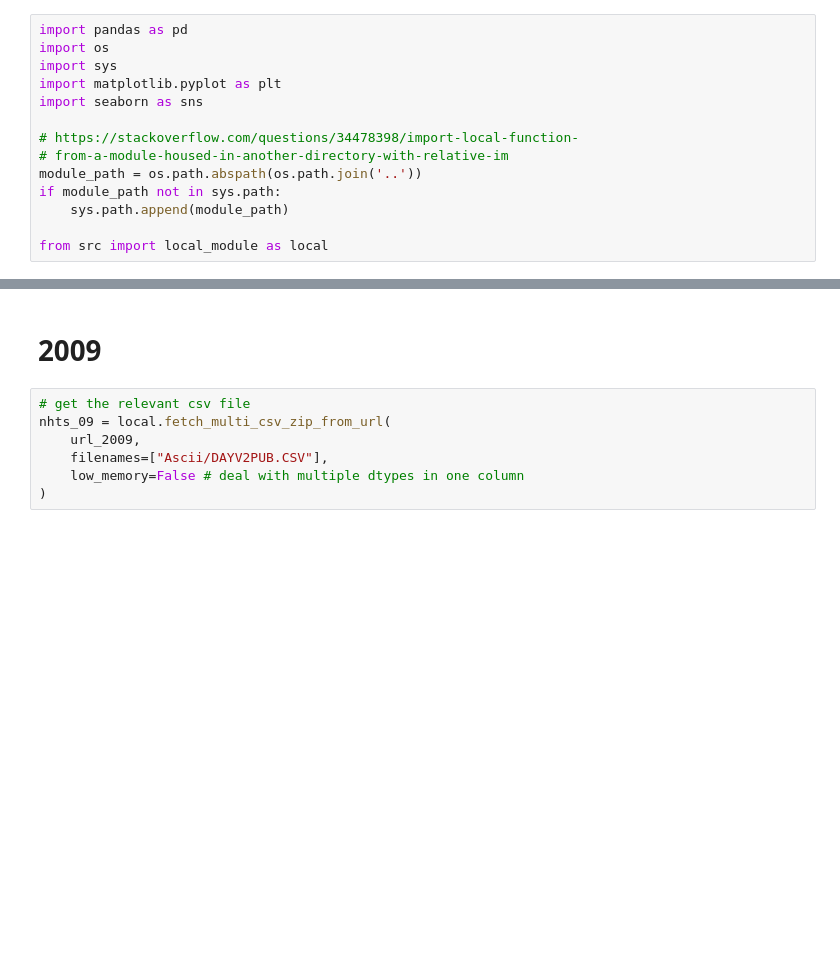
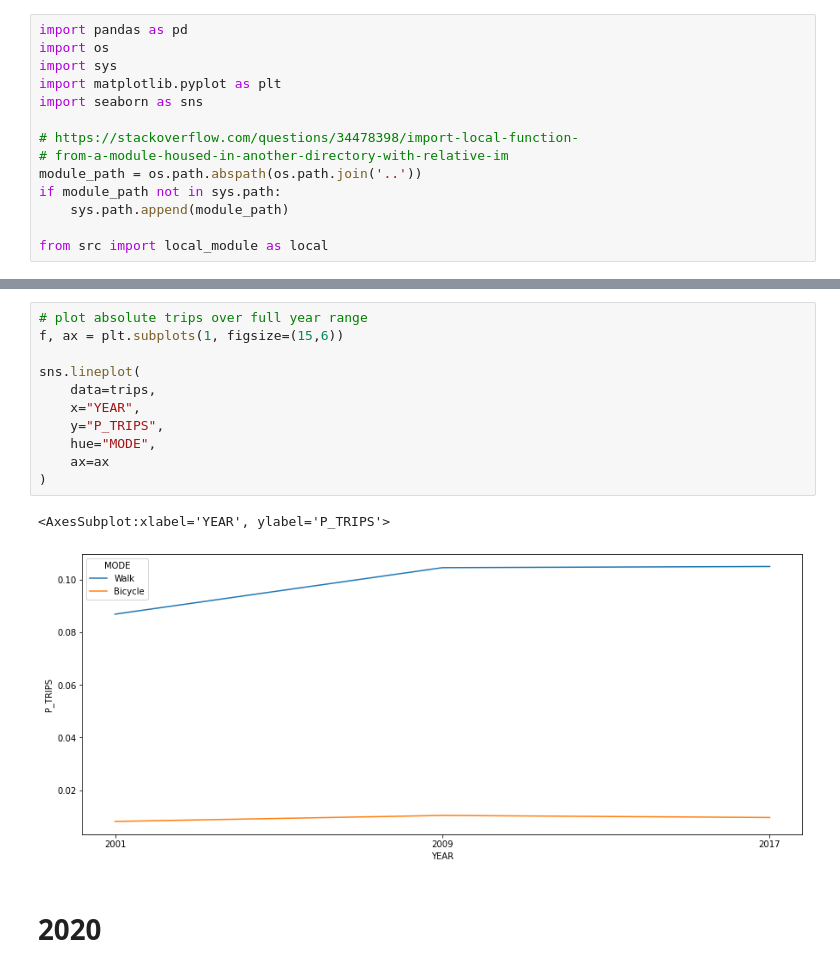
Before and after one commit to cyrchi/national-bikeped-stats, a Jupyter notebook: notebooks/04-NHTS-time-series-exploration.ipynb, the cells around one changed output, grey strips where cells are left out. Drawn from its saved outputs; the diff is of its cells as text; blank space fills up the shorter version.

```diff
--- a/notebooks/04-NHTS-time-series-exploration.ipynb
+++ b/notebooks/04-NHTS-time-series-exploration.ipynb
@@ -101,9 +259,16 @@ sns.barplot(
+# %%
+# plot absolute trips over full year range
+f, ax = plt.subplots(1, figsize=(15,6))
+
+sns.lineplot(
+    data=trips,
+    x="YEAR",
+    y="P_TRIPS",
+    hue="MODE",
+    ax=ax
+)
+# %% [output]
+<AxesSubplot:xlabel='YEAR', ylabel='P_TRIPS'>
+[figure, added]
 # %% [markdown]
-# 2009
+# 2020
-# %%
-# get the relevant csv file
-nhts_09 = local.fetch_multi_csv_zip_from_url(
-    url_2009,
-    filenames=["Ascii/DAYV2PUB.CSV"],
-    low_memory=False # deal with multiple dtypes in one column
-)
```
Also changed, not shown: parts of 16 cells of this notebook.
